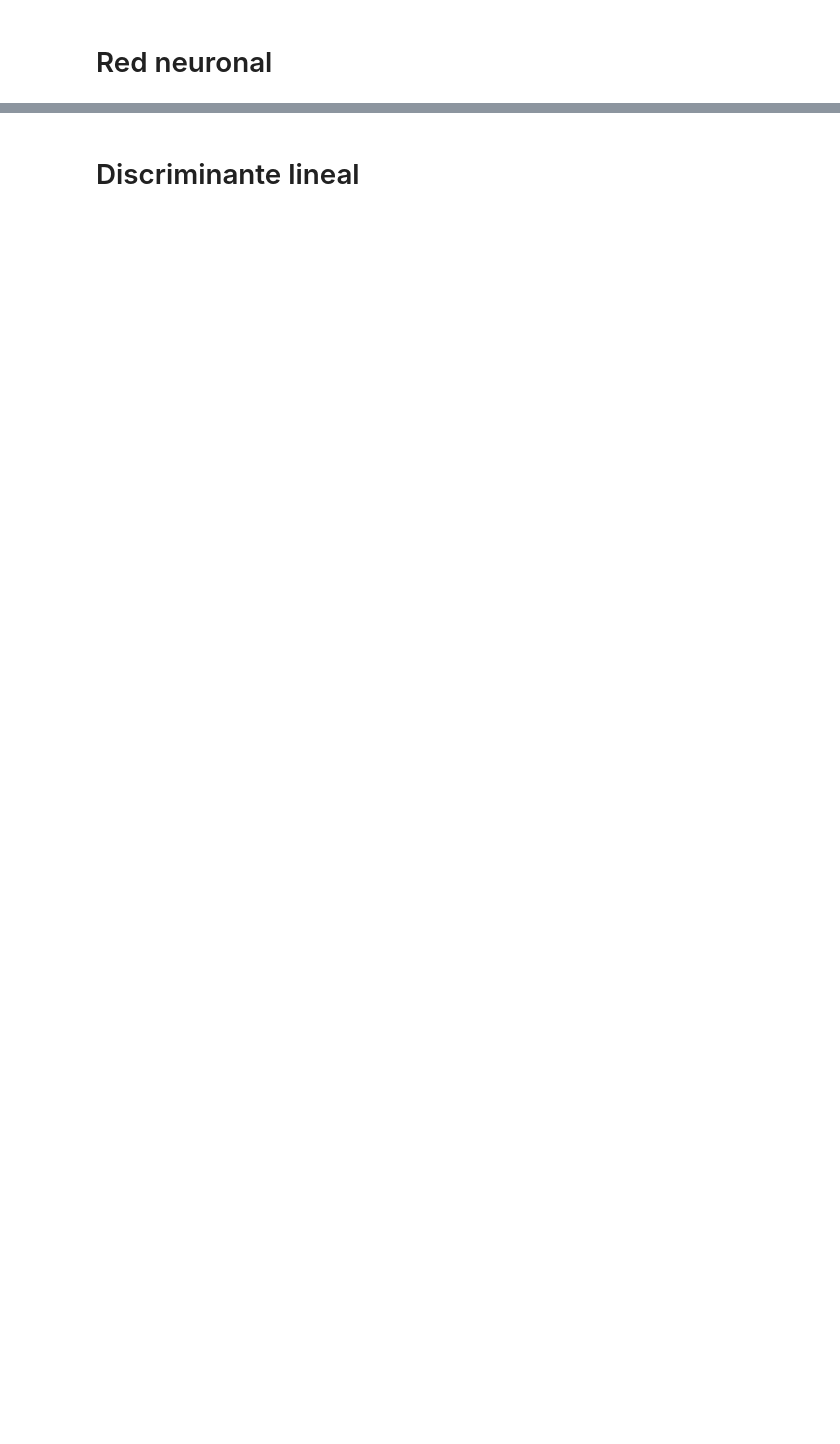
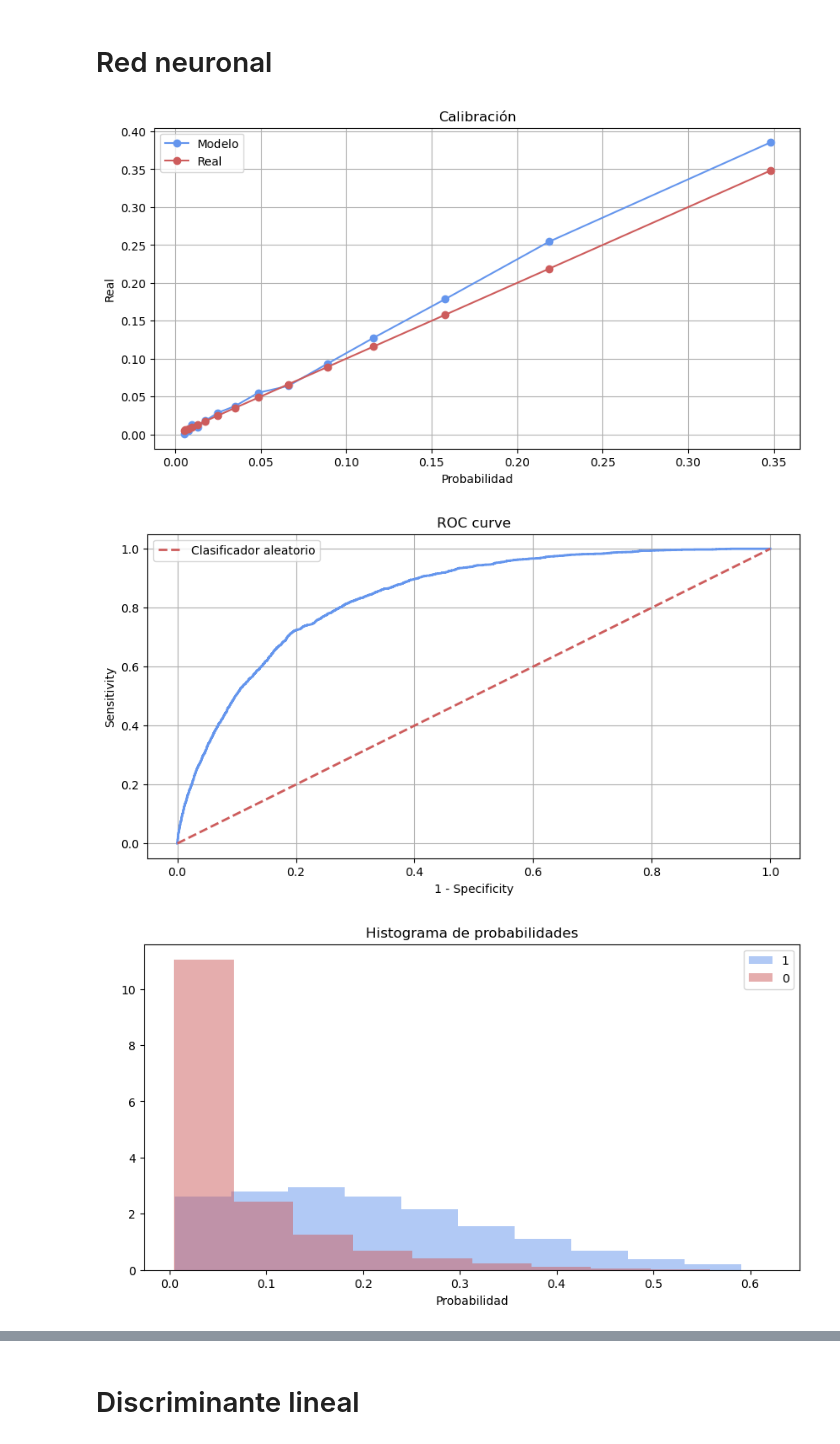
Before and after one commit to zayo1511/LabAprEst, a Jupyter notebook: Parcial2/ExamenPractico.ipynb, the cells around one changed output, grey strips where cells are left out. Cells and saved outputs as stored; diff of their text form; code cells hidden in the pictures; blank space fills up the shorter version.

```diff
--- a/Parcial2/ExamenPractico.ipynb
+++ b/Parcial2/ExamenPractico.ipynb
@@ -37,2 +274,8 @@ Diego Lozoya Morales | 745345
 # %% [markdown]
 # Red neuronal
+# %%
+neural_network(X_train, X_test, y_train, y_test)
+# %% [output]
+[figure, added]
+[figure, added]
+[figure, added]
```
Also changed, not shown: parts of 10 cells of this notebook.
